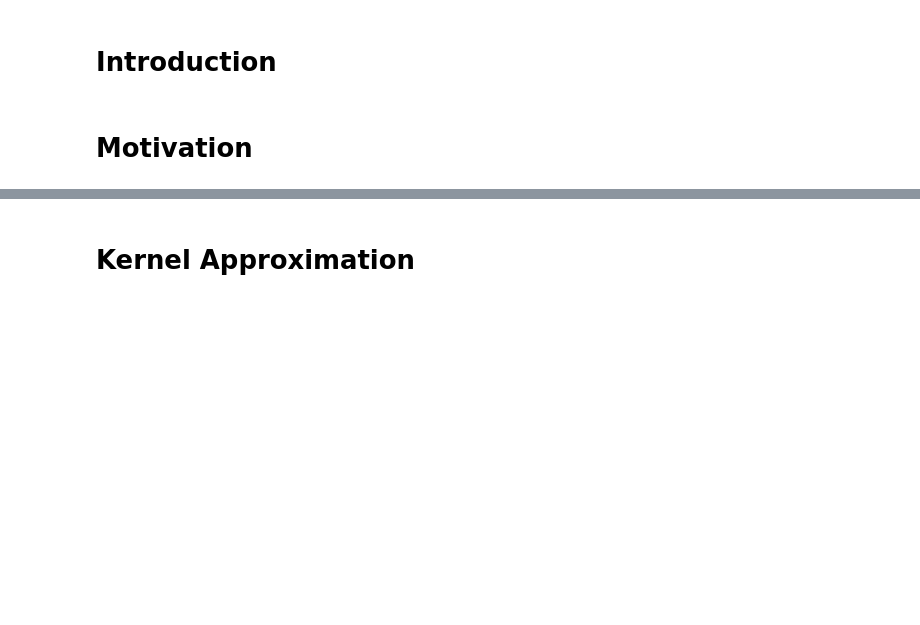
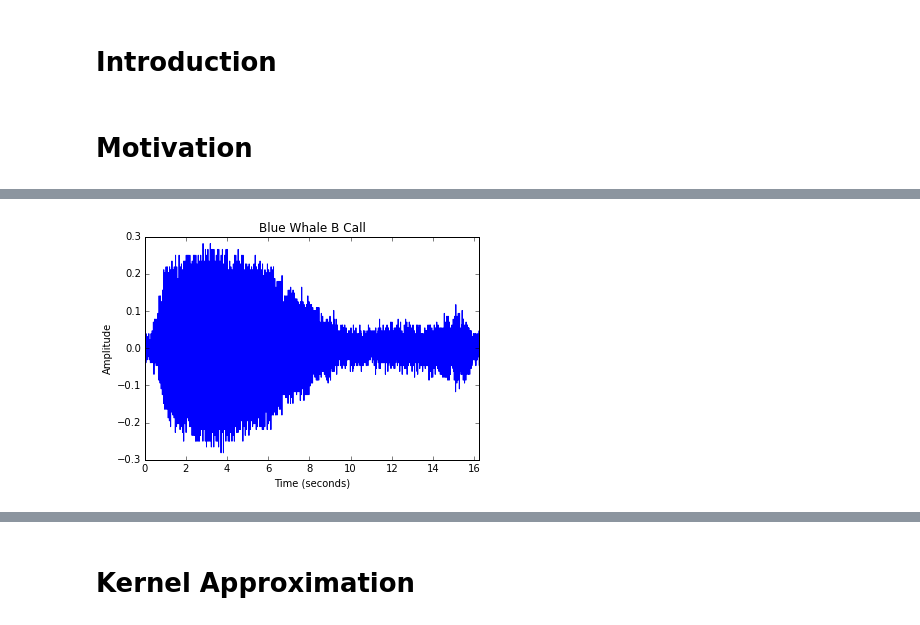
Before and after one commit to dhermes/butterfly-algorithm, a Jupyter notebook: butterfly.ipynb, the cells around one changed output, grey strips where cells are left out. Saved outputs shown, nothing was run; the diff lists cells and outputs as text; code cells hidden in the pictures; blank space fills up the shorter version.

```diff
--- a/butterfly.ipynb
+++ b/butterfly.ipynb
@@ -21,0 +106,16 @@ for $0 \leq k < N$ and $t_k, s_j \in \mathbf{R}$.
+# %%
+blue_whale_begin = 24500 - 1
+blue_whale_end = 31000 - 1
+
+blue_whale_call = X[blue_whale_begin:blue_whale_end + 1]
+size_call = len(blue_whale_call)
+
+time_base = np.arange(size_call) * 10.0 / sampling_rate
+plt.plot(time_base, blue_whale_call)
+plt.title('Blue Whale B Call')
+plt.xlim((time_base[0], time_base[-1]))
+plt.xlabel('Time (seconds)')
+plt.ylabel('Amplitude')
+plt.show()
+# %% [output]
+[figure, added]
```
Also changed, not shown: parts of 8 cells of this notebook, 3 other files.
